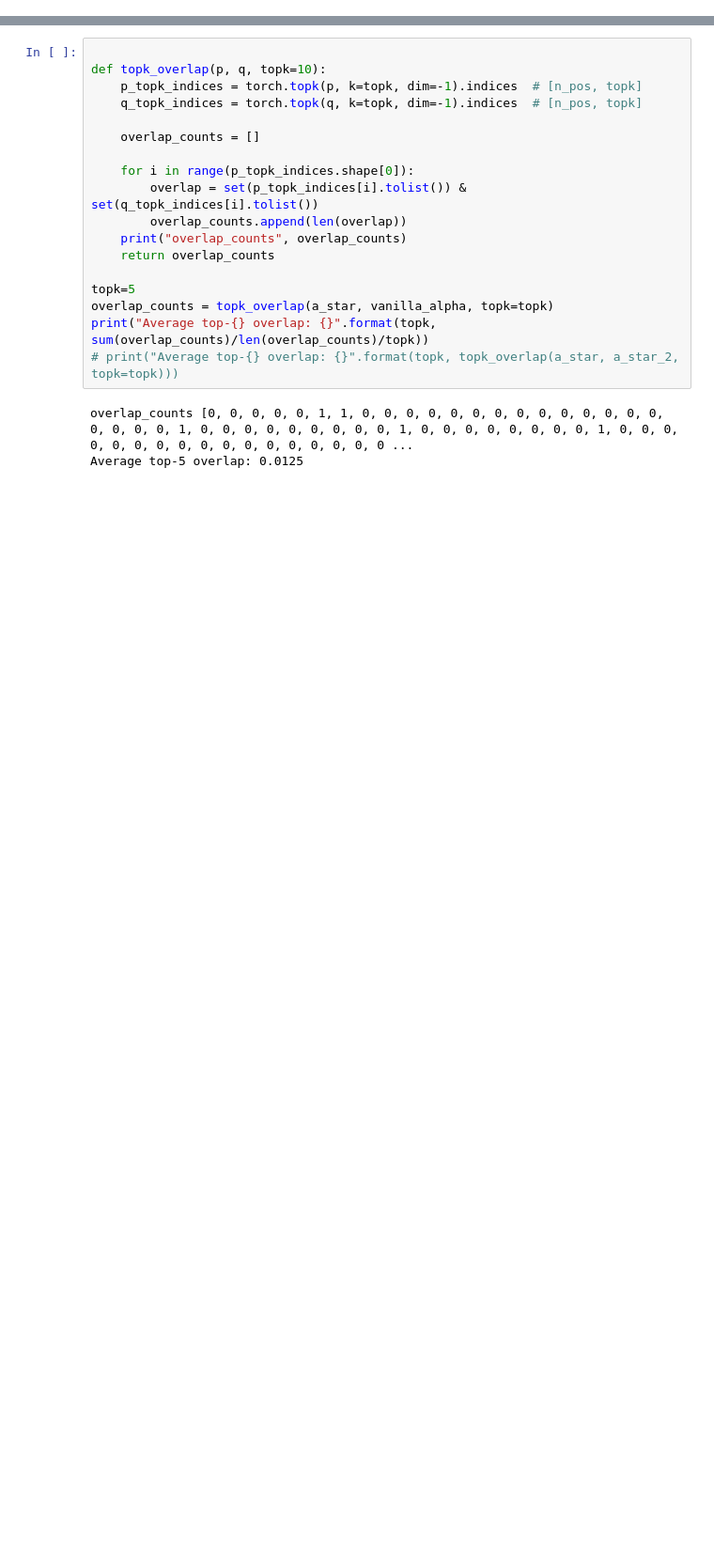
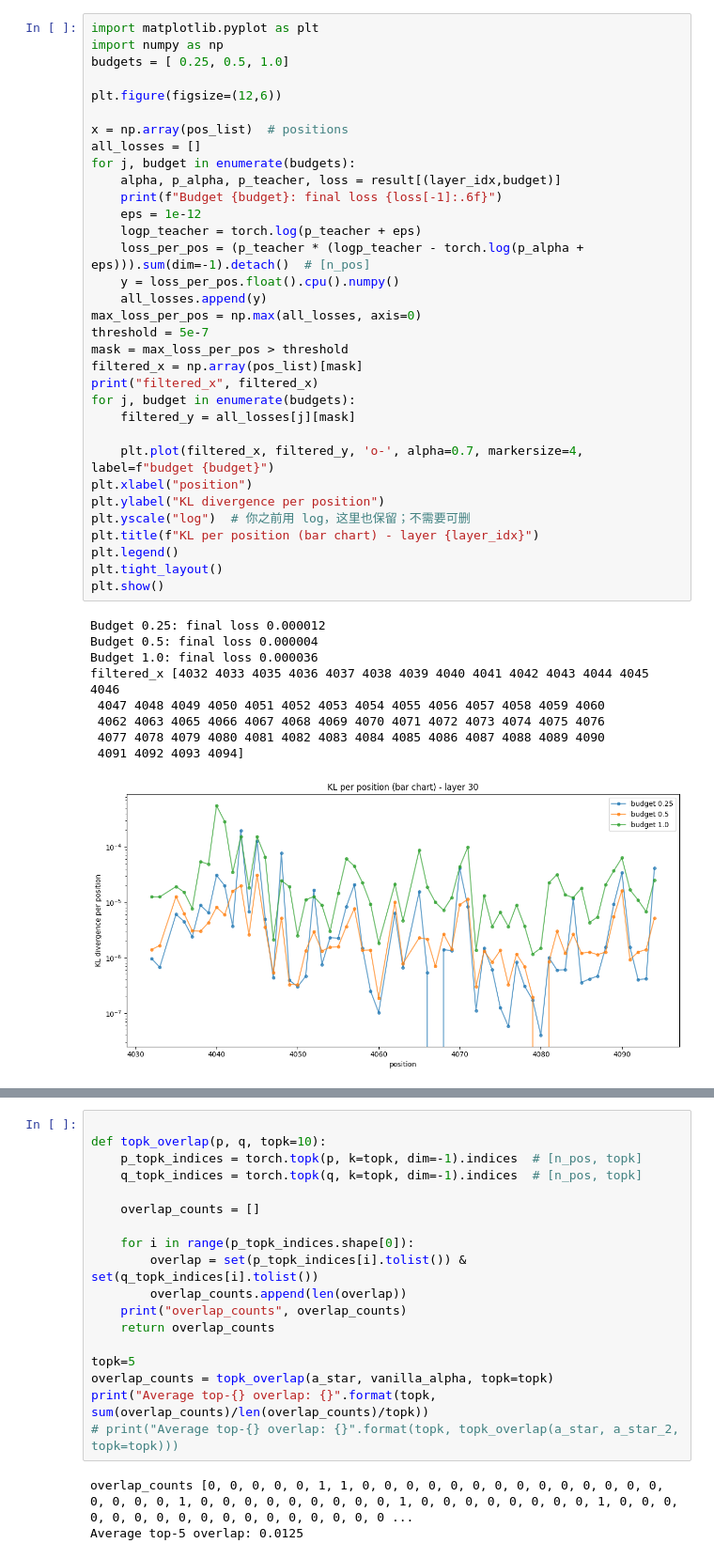
Before and after one commit to Kevin-lkw/interattn, a Jupyter notebook: llama/script/analyse_v.ipynb, the cells around one changed output, grey strips where cells are left out. Shown at 94% size. Drawn from its saved outputs; the diff is of its cells as text; blank space fills up the shorter version.

```diff
--- a/llama/script/analyse_v.ipynb
+++ b/llama/script/analyse_v.ipynb
@@ -462,0 +577,43 @@ top1_mass 0.8616229295730591
+# %%
+import matplotlib.pyplot as plt
+import numpy as np
+budgets = [ 0.25, 0.5, 1.0]
+
+plt.figure(figsize=(12,6))
+
+x = np.array(pos_list)  # positions
+all_losses = []
+for j, budget in enumerate(budgets):
+    alpha, p_alpha, p_teacher, loss = result[(layer_idx,budget)]
+    print(f"Budget {budget}: final loss {loss[-1]:.6f}")
+    eps = 1e-12
+    logp_teacher = torch.log(p_teacher + eps)
+    loss_per_pos = (p_teacher * (logp_teacher - torch.log(p_alpha + eps))).sum(dim=-1).detach()  # [n_pos]
+    y = loss_per_pos.float().cpu().numpy()
+    all_losses.append(y)
+max_loss_per_pos = np.max(all_losses, axis=0)
+threshold = 5e-7
+mask = max_loss_per_pos > threshold
+filtered_x = np.array(pos_list)[mask]
+print("filtered_x", filtered_x)
+for j, budget in enumerate(budgets):
+    filtered_y = all_losses[j][mask]
+
+    plt.plot(filtered_x, filtered_y, 'o-', alpha=0.7, markersize=4, label=f"budget {budget}")
+plt.xlabel("position")
+plt.ylabel("KL divergence per position")
+plt.yscale("log")  # 你之前用 log，这里也保留；不需要可删
+plt.title(f"KL per position (bar chart) - layer {layer_idx}")
+plt.legend()
+plt.tight_layout()
+plt.show()
+# %% [output]
+Budget 0.25: final loss 0.000012
+Budget 0.5: final loss 0.000004
+Budget 1.0: final loss 0.000036
+filtered_x [4032 4033 4035 4036 4037 4038 4039 4040 4041 4042 4043 4044 4045 4046
+ 4047 4048 4049 4050 4051 4052 4053 4054 4055 4056 4057 4058 4059 4060
+ 4062 4063 4065 4066 4067 4068 4069 4070 4071 4072 4073 4074 4075 4076
+ 4077 4078 4079 4080 4081 4082 4083 4084 4085 4086 4087 4088 4089 4090
+ 4091 4092 4093 4094]
+[figure, added]
```
Also changed, not shown: parts of 25 cells of this notebook, 10 other files.
